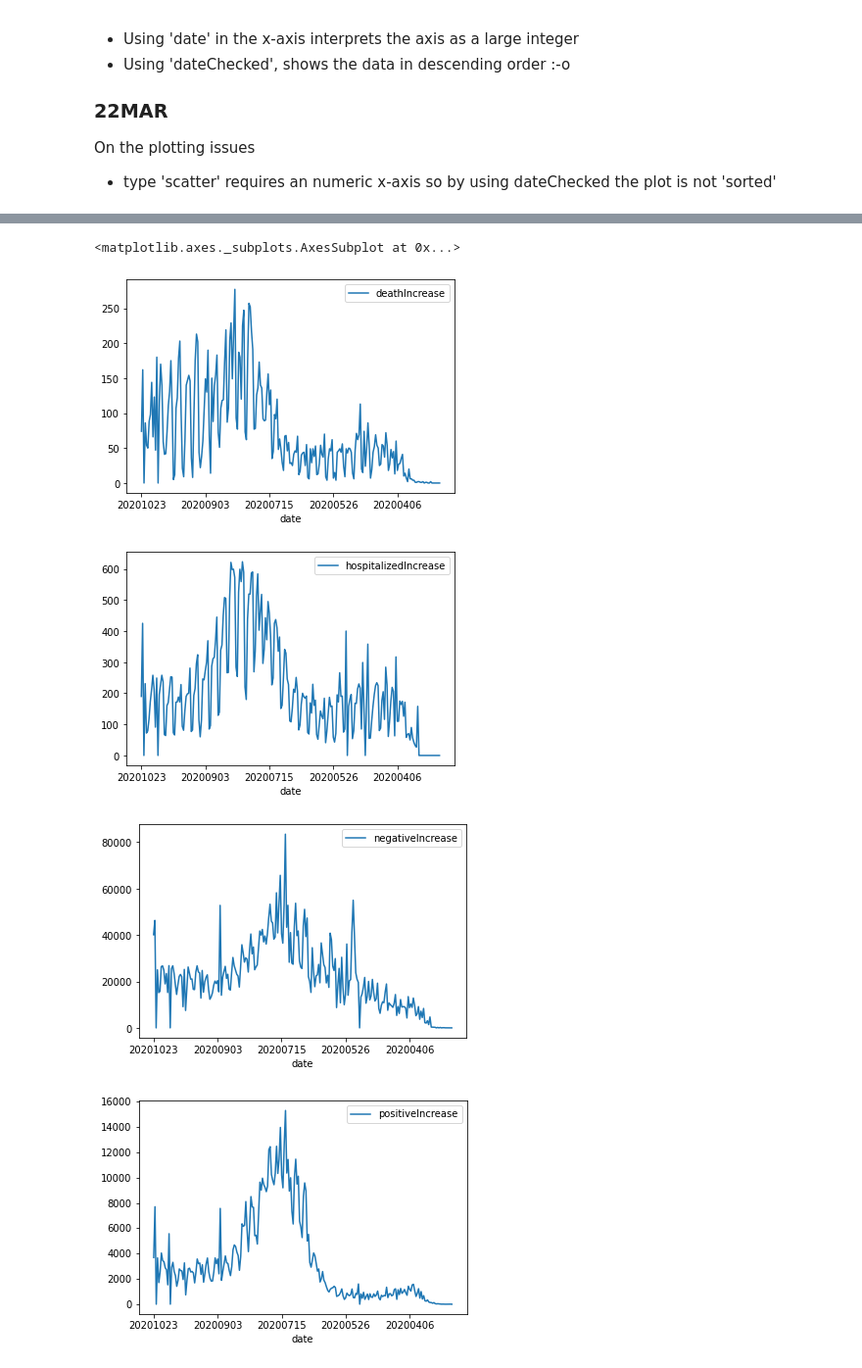
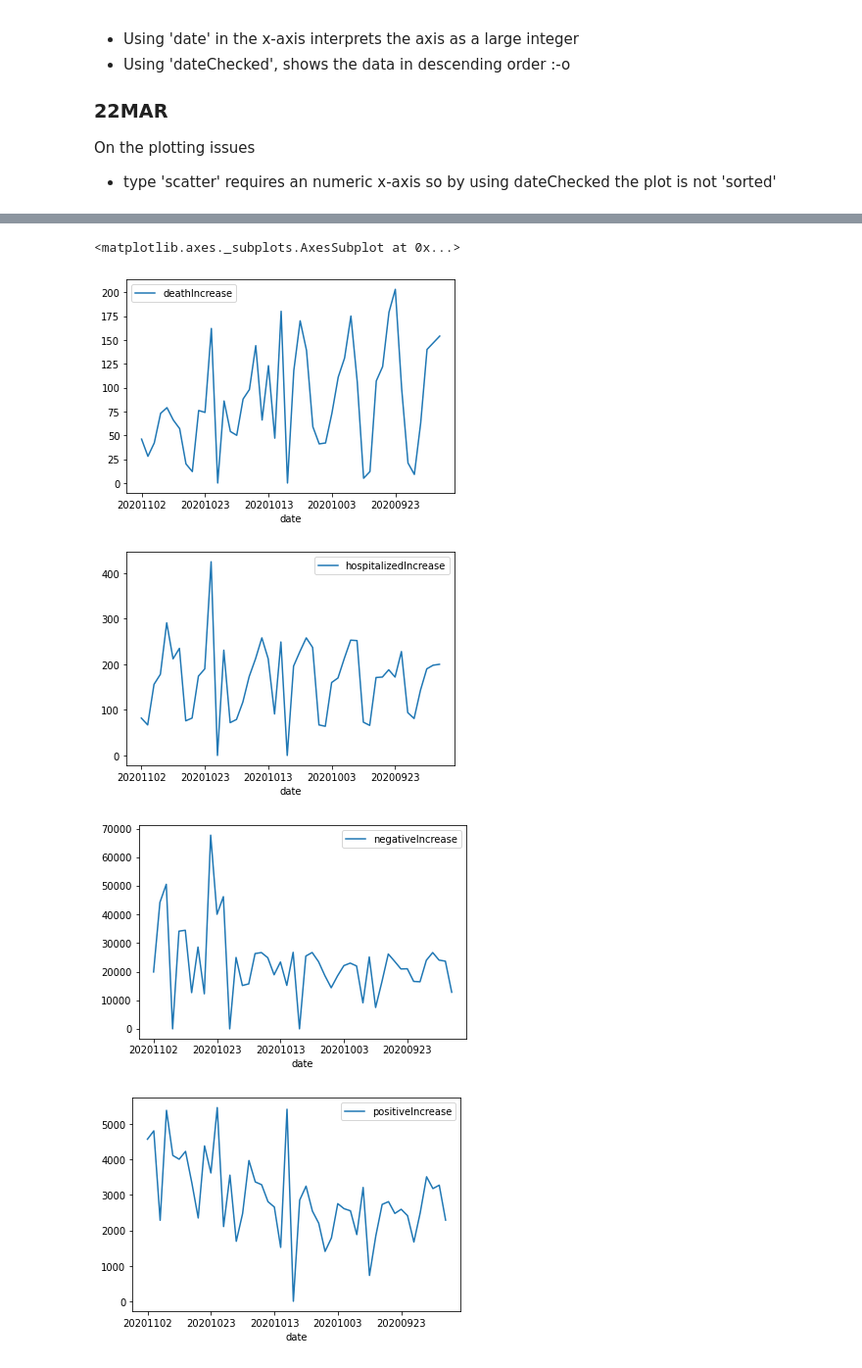
Before and after one commit to aflores/colab-notebooks, a Jupyter notebook: covid01.ipynb, the cells around one changed output, grey strips where cells are left out. Shown at 98% size. Drawn from its saved outputs; the diff is of its cells as text; code cells hidden in the pictures.

```diff
--- a/covid01.ipynb
+++ b/covid01.ipynb
@@ -176,17 +194,17 @@ In SD, the current value for "death" is: 356.0 representing a 29% change over 15
 # %%
 daily_increase = daily[['state','date','deathIncrease','hospitalizedIncrease','negativeIncrease','positiveIncrease']]
-daily_increase = daily_increase[(daily_increase['state'] == 'FL') & (daily_increase['date'] > '2020-09-15') ]
+daily_increase = daily_increase[(daily_increase['state'] == 'FL') & (daily_increase['date'] > '20200915') ]
 
 daily_increase.plot(x='date', y=['deathIncrease'])
 daily_increase.plot(x='date', y=['hospitalizedIncrease'])
 daily_increase.plot(x='date', y=['negativeIncrease'])
 daily_increase.plot(x='date', y=['positiveIncrease'])
 # %% [output]
 <matplotlib.axes._subplots.AxesSubplot at 0x...>
-[figure, old version]
+[figure, new version]
-[figure, old version]
+[figure, new version]
-[figure, old version]
+[figure, new version]
-[figure, old version]
+[figure, new version]
 # %%
 daily_increase.head(200)
 # %% [output]
```
Also changed, not shown: parts of 8 cells of this notebook.
